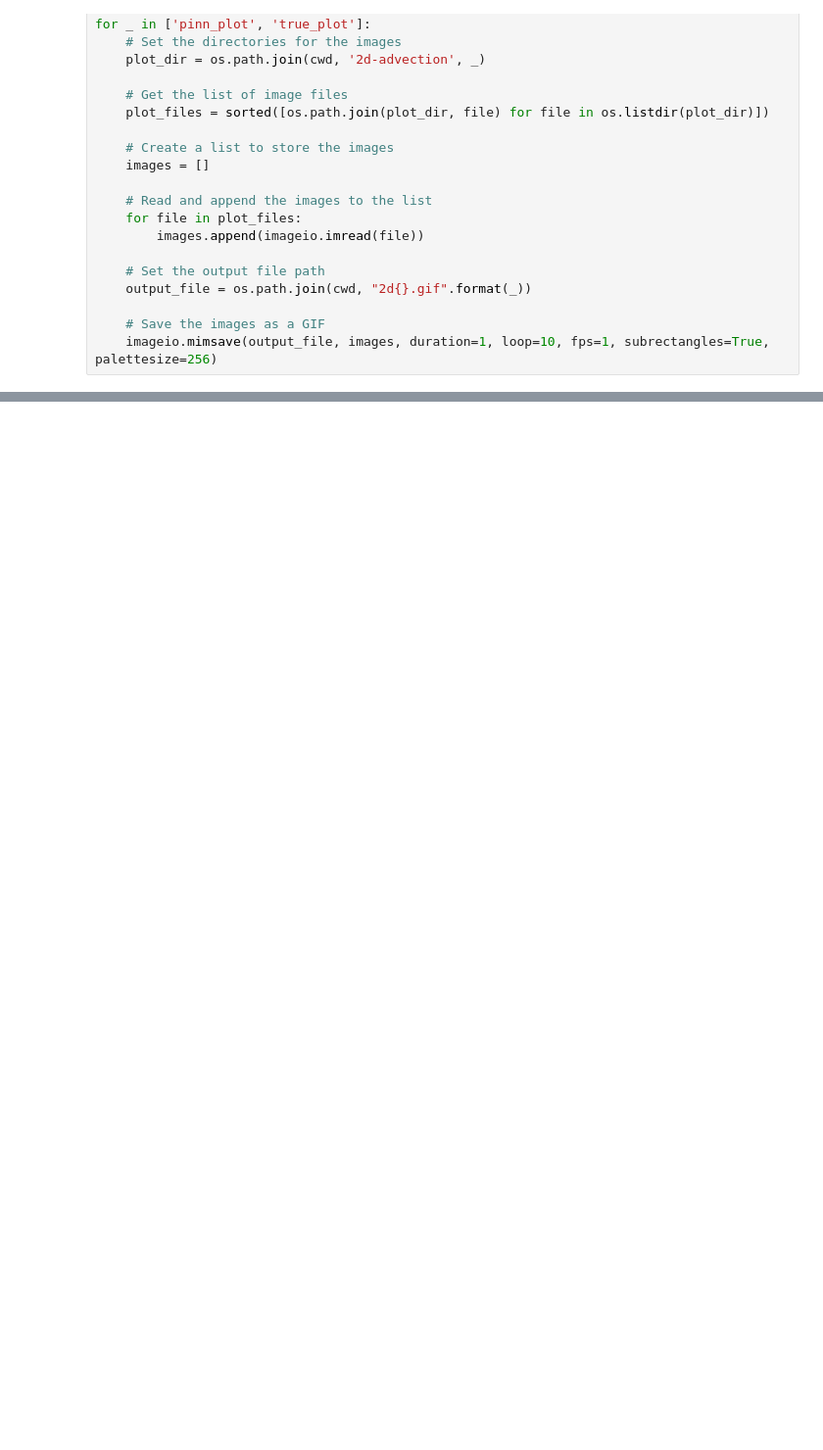
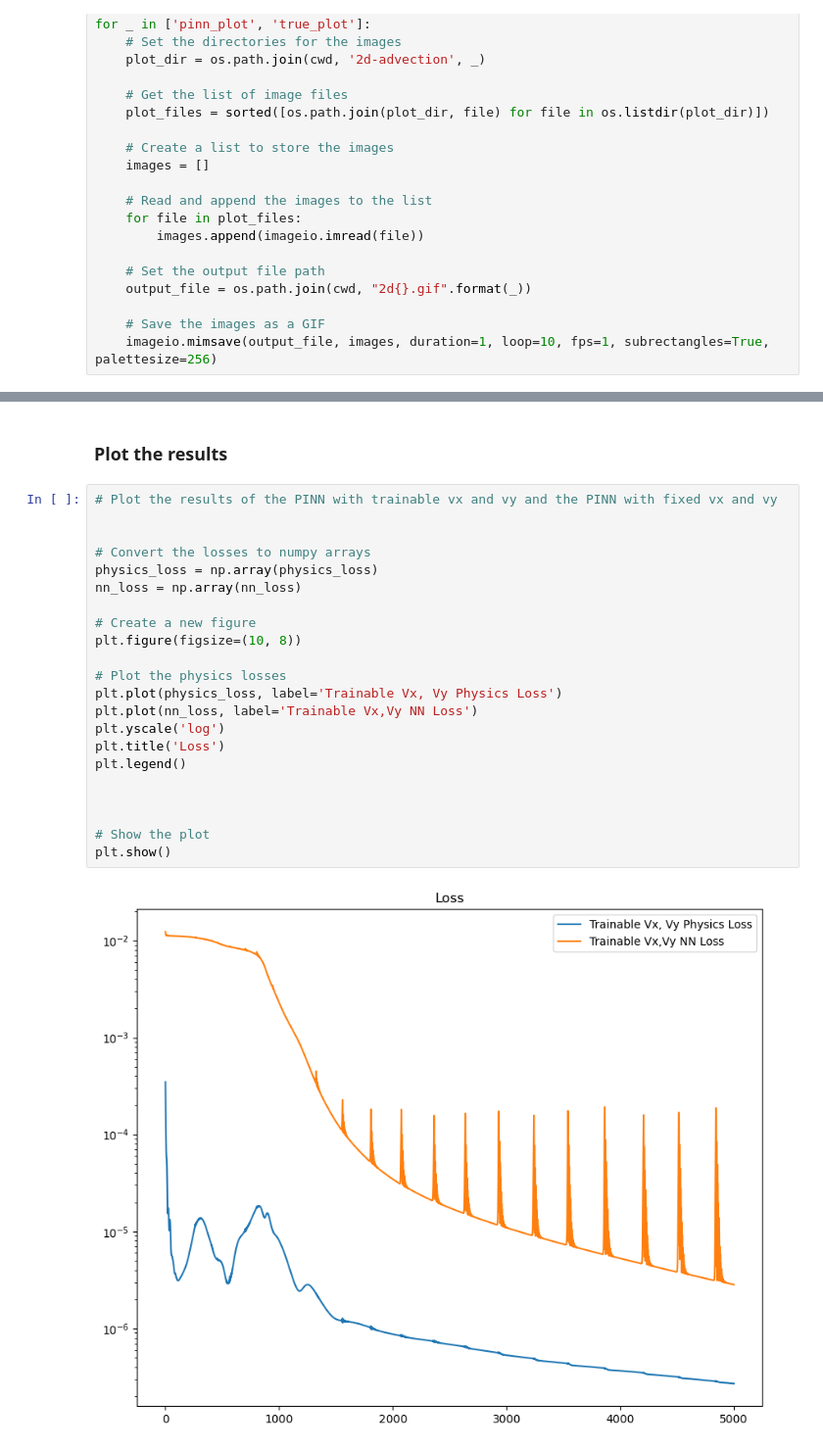
Before and after one commit to Tsomoriri/PhysNet-RadarNowcast, a Jupyter notebook: 2d-advection.ipynb, the cells around one changed output, grey strips where cells are left out. Shown at 98% size. Cells and saved outputs as stored; diff of their text form; blank space fills up the shorter version.

```diff
--- a/2d-advection.ipynb
+++ b/2d-advection.ipynb
@@ -434,0 +803,26 @@ for _ in ['pinn_plot', 'true_plot']:
+# %% [markdown]
+### Plot the results
+# %%
+# Plot the results of the PINN with trainable vx and vy and the PINN with fixed vx and vy
+
+
+# Convert the losses to numpy arrays
+physics_loss = np.array(physics_loss)
+nn_loss = np.array(nn_loss)
+
+# Create a new figure
+plt.figure(figsize=(10, 8))
+
+# Plot the physics losses
+plt.plot(physics_loss, label='Trainable Vx, Vy Physics Loss')
+plt.plot(nn_loss, label='Trainable Vx,Vy NN Loss')
+plt.yscale('log')
+plt.title('Loss')
+plt.legend()
+
+
+
+# Show the plot
+plt.show()
+# %% [output]
+[figure, added]
```
Also changed, not shown: parts of 11 cells of this notebook, 3 other files.
